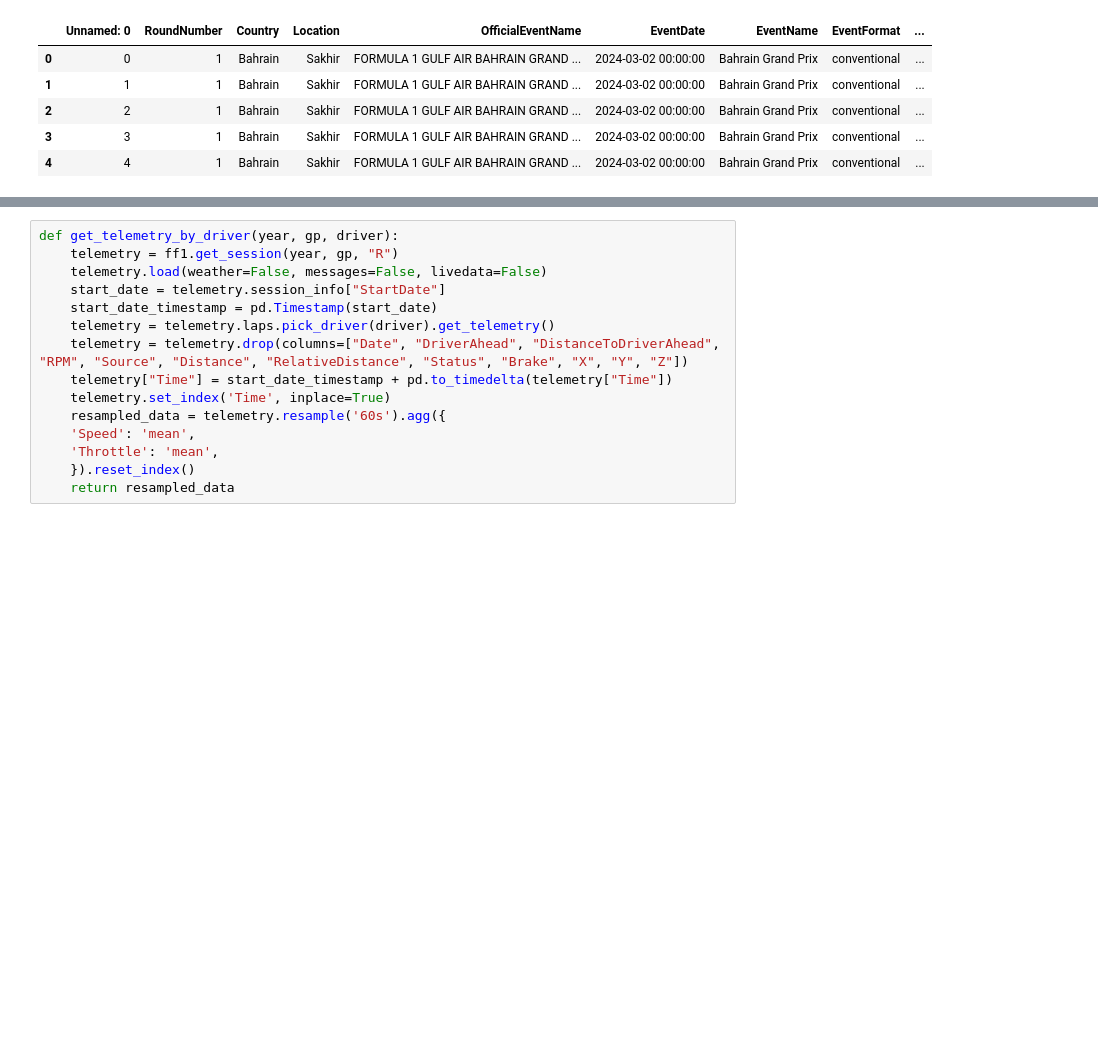
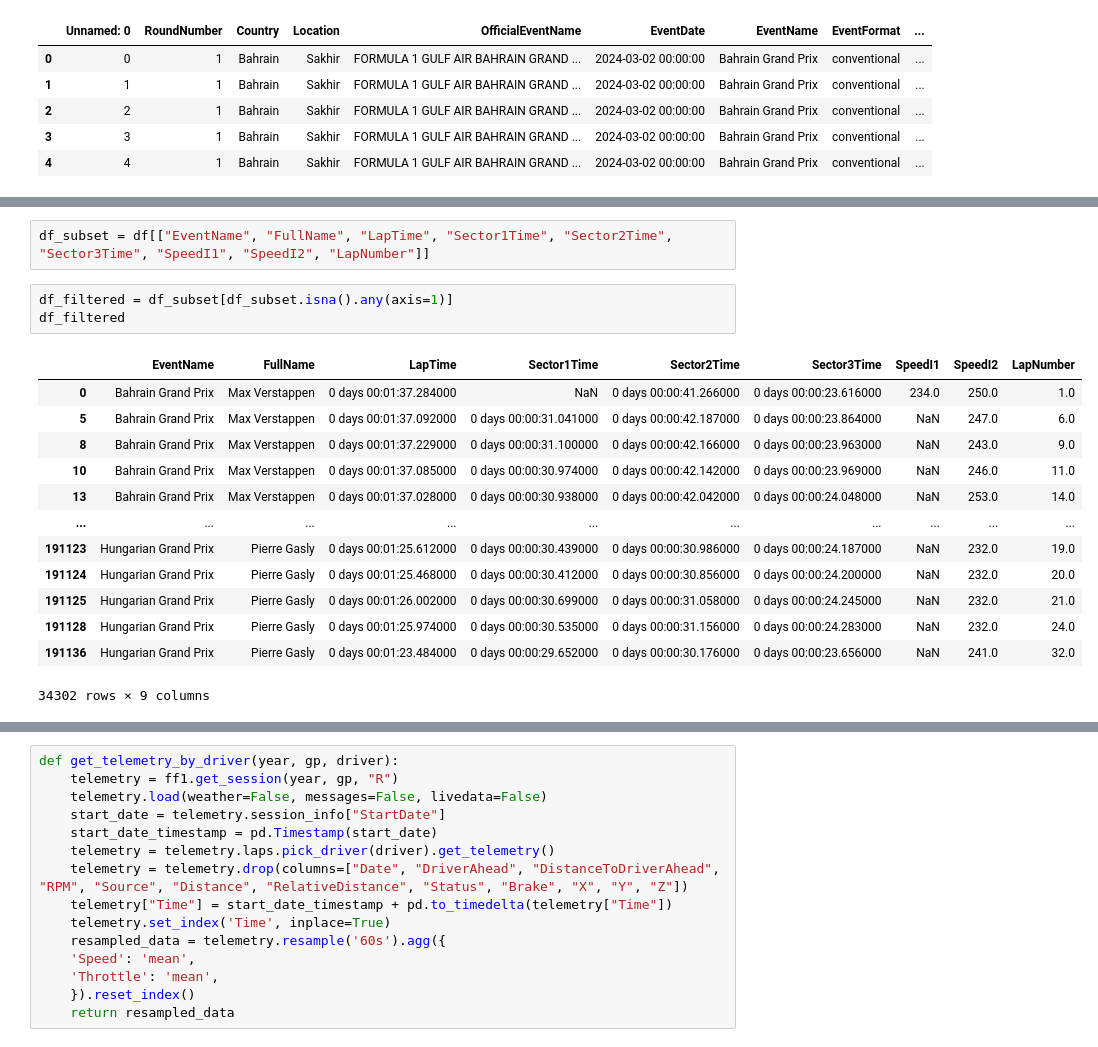
Before and after one commit to caiolacerdamt/f1-project, a Jupyter notebook: predict_win.ipynb, the cells around one changed output, grey strips where cells are left out. Saved outputs shown, nothing was run; the diff lists cells and outputs as text; blank space fills up the shorter version.

```diff
--- a/predict_win.ipynb
+++ b/predict_win.ipynb
@@ -159,0 +180,19 @@ df.head()
+# %%
+df_subset = df[["EventName", "FullName", "LapTime", "Sector1Time", "Sector2Time", "Sector3Time", "SpeedI1", "SpeedI2", "LapNumber"]]
+# %%
+df_filtered = df_subset[df_subset.isna().any(axis=1)]
+df_filtered
+# %% [output]
+|  | EventName | FullName | LapTime | Sector1Time | Sector2Time | Sector3Time | SpeedI1 | SpeedI2 | LapNumber |
+| 0 | Bahrain Grand Prix | Max Verstappen | 0 days 00:01:37.284000 | NaN | 0 days 00:00:41.266000 | 0 days 00:00:23.616000 | 234.0 | 250.0 | 1.0 |
+| 5 | Bahrain Grand Prix | Max Verstappen | 0 days 00:01:37.092000 | 0 days 00:00:31.041000 | 0 days 00:00:42.187000 | 0 days 00:00:23.864000 | NaN | 247.0 | 6.0 |
+| 8 | Bahrain Grand Prix | Max Verstappen | 0 days 00:01:37.229000 | 0 days 00:00:31.100000 | 0 days 00:00:42.166000 | 0 days 00:00:23.963000 | NaN | 243.0 | 9.0 |
+| 10 | Bahrain Grand Prix | Max Verstappen | 0 days 00:01:37.085000 | 0 days 00:00:30.974000 | 0 days 00:00:42.142000 | 0 days 00:00:23.969000 | NaN | 246.0 | 11.0 |
+| 13 | Bahrain Grand Prix | Max Verstappen | 0 days 00:01:37.028000 | 0 days 00:00:30.938000 | 0 days 00:00:42.042000 | 0 days 00:00:24.048000 | NaN | 253.0 | 14.0 |
+| ... | ... | ... | ... | ... | ... | ... | ... | ... | ... |
+| 191123 | Hungarian Grand Prix | Pierre Gasly | 0 days 00:01:25.612000 | 0 days 00:00:30.439000 | 0 days 00:00:30.986000 | 0 days 00:00:24.187000 | NaN | 232.0 | 19.0 |
+| 191124 | Hungarian Grand Prix | Pierre Gasly | 0 days 00:01:25.468000 | 0 days 00:00:30.412000 | 0 days 00:00:30.856000 | 0 days 00:00:24.200000 | NaN | 232.0 | 20.0 |
+| 191125 | Hungarian Grand Prix | Pierre Gasly | 0 days 00:01:26.002000 | 0 days 00:00:30.699000 | 0 days 00:00:31.058000 | 0 days 00:00:24.245000 | NaN | 232.0 | 21.0 |
+| 191128 | Hungarian Grand Prix | Pierre Gasly | 0 days 00:01:25.974000 | 0 days 00:00:30.535000 | 0 days 00:00:31.156000 | 0 days 00:00:24.283000 | NaN | 232.0 | 24.0 |
+| 191136 | Hungarian Grand Prix | Pierre Gasly | 0 days 00:01:23.484000 | 0 days 00:00:29.652000 | 0 days 00:00:30.176000 | 0 days 00:00:23.656000 | NaN | 241.0 | 32.0 |
+34302 rows × 9 columns
```
Also changed, not shown: parts of 13 cells of this notebook.
